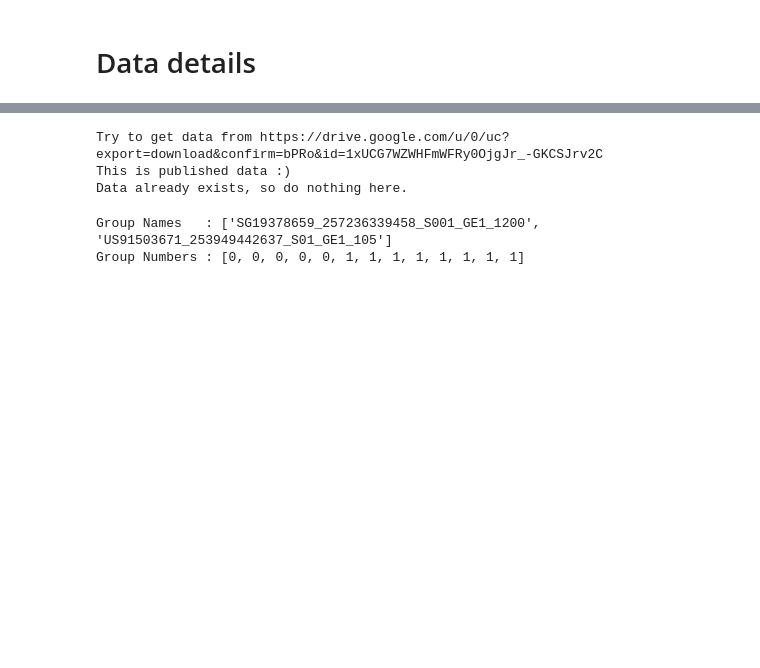
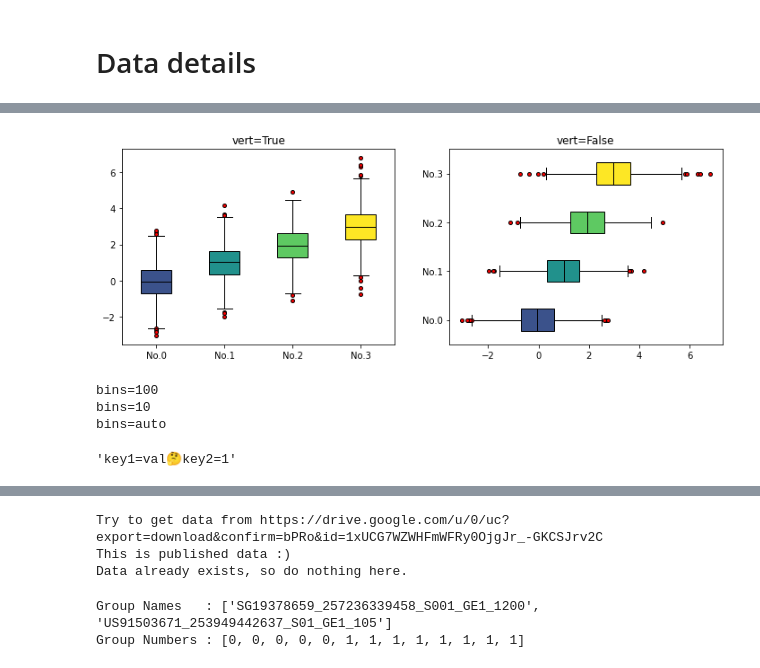
Before and after one commit to iwasakishuto/TeiLab-BasicLaboratoryWork-in-LifeScienceExperiments, a Jupyter notebook: notebook/Data Details.ipynb, the cells around one changed output, grey strips where cells are left out. Drawn from its saved outputs; the diff is of its cells as text; code cells hidden in the pictures; blank space fills up the shorter version.

```diff
--- a/notebook/Data Details.ipynb
+++ b/notebook/Data Details.ipynb
@@ -2,0 +28,31 @@
+# %%
+>>> import matplotlib.pyplot as plt
+>>> from teilab.utils import dict2str
+>>> from teilab.plot.matplotlib import boxplot
+>>> n_samples, n_features = (4, 1000)
+>>> data = np.random.RandomState(0).normal(loc=np.expand_dims(np.arange(n_samples), axis=1), size=(n_samples,n_features))
+>>> kwarges = [{"vert":True},{"vert":False}]
+>>> nfigs = len(kwarges)
+>>> fig, axes = plt.subplots(ncols=nfigs, figsize=(int(6*nfigs),4))
+>>> for ax,kwargs in zip(axes,kwarges):
+...     _ = boxplot(data, title=dict2str(kwargs), ax=ax, **kwargs)
+>>> fig.savefig("plot.matplotlib.boxplot.jpg")
+# %% [output]
+[figure, added]
+# %%
+for kwargs in kwarges:
+    print(a(kwargs))
+# %% [output]
+bins=100
+bins=10
+bins=auto
+# %%
+>>> from teilab.utils import dict2str
+>>> dict2str({"key1":"val", "key2":1})
+'key1=val, key2=1'
+>>> dict2str({"key1":"val", "key2":1}, key_separator=":")
+'key1:val, key2:1'
+>>> dict2str({"key1":"val", "key2":1}, item_separator="🤔")
+'key1=val🤔key2=1'
+# %% [output]
+'key1=val🤔key2=1'
```
Also changed, not shown: parts of 25 cells of this notebook, 42 other files.
